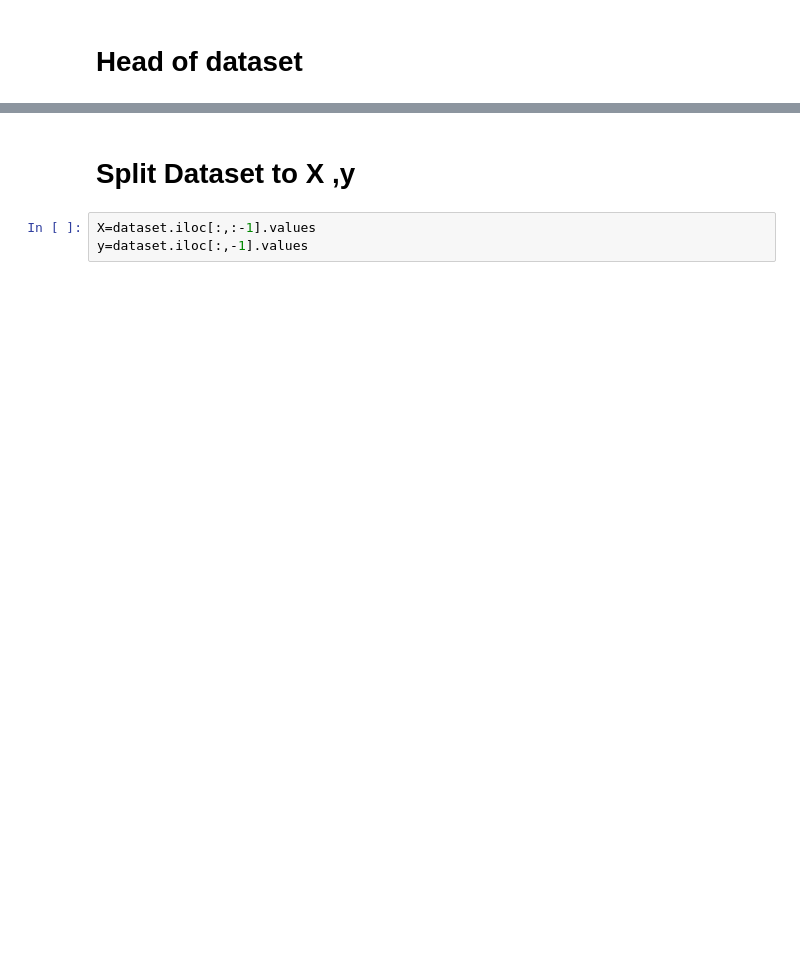
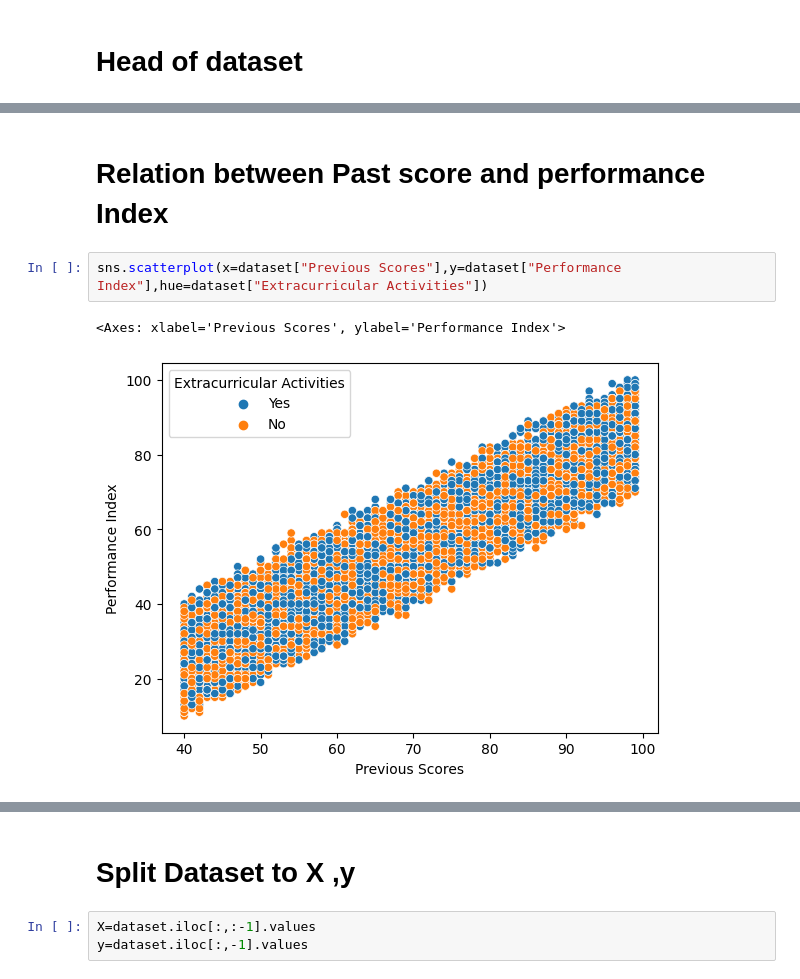
Before and after one commit to anderomeda371/firstrepo, a Jupyter notebook: 8_23_Student_Efficiency.ipynb, the cells around one changed output, grey strips where cells are left out. Drawn from its saved outputs; the diff is of its cells as text; blank space fills up the shorter version.

```diff
--- a/8_23_Student_Efficiency.ipynb
+++ b/8_23_Student_Efficiency.ipynb
@@ -35,0 +95,7 @@ dataset.head()
+# %% [markdown]
+# Relation between Past score and performance Index
+# %%
+sns.scatterplot(x=dataset["Previous Scores"],y=dataset["Performance Index"],hue=dataset["Extracurricular Activities"])
+# %% [output]
+<Axes: xlabel='Previous Scores', ylabel='Performance Index'>
+[figure, added]
```
Also changed, not shown: parts of 20 cells of this notebook.
